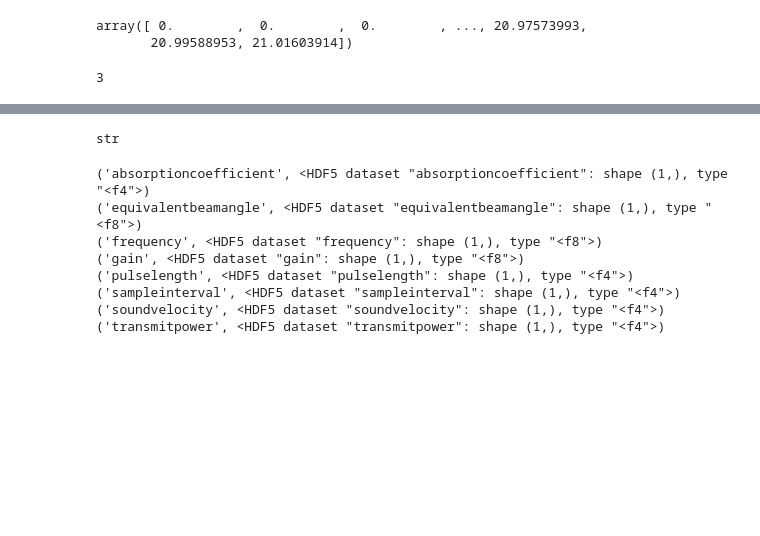
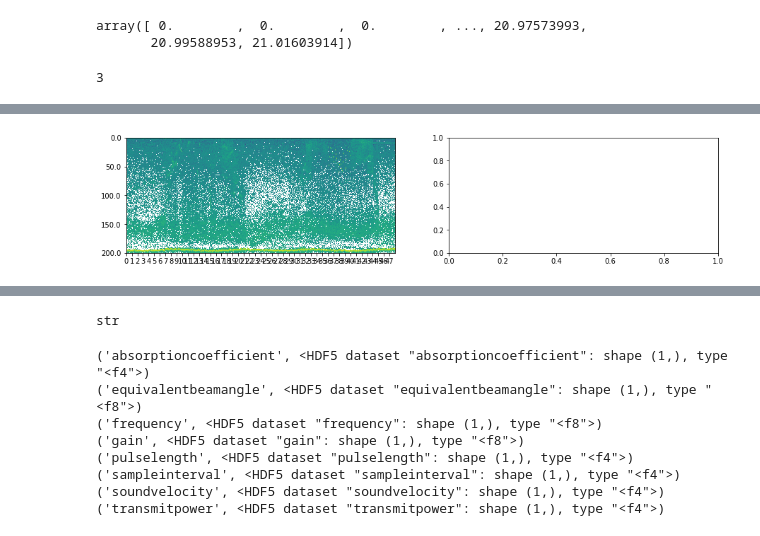
Before and after one commit to OSOceanAcoustics/echopype, a Jupyter notebook: notebooks/develop_class_EchoDataRaw.ipynb, the cells around one changed output, grey strips where cells are left out. Saved outputs shown, nothing was run; the diff lists cells and outputs as text; code cells hidden in the pictures; blank space fills up the shorter version.

```diff
--- a/notebooks/develop_class_EchoDataRaw.ipynb
+++ b/notebooks/develop_class_EchoDataRaw.ipynb
@@ -302,0 +537,10 @@ a.save_mvbs2hdf5(MVBS_filepath)
+# %%
+echogram_params = {}
+echogram_params['depth_min'] = 0
+echogram_params['depth_max'] = 200
+echogram_params['hour_spacing'] = 1
+echogram_params['depth_ticks_num'] = 5
+echogram_params['cmap_min'] = -80
+echogram_params['cmap_max'] = -30
+# %%
+sz = b.Sv_corrected['200000.0'].shape
@@ -302,0 +568,23 @@ a.save_mvbs2hdf5(MVBS_filepath)
+# %%
+# Set up xticks -- day
+del_time = (date_range[1]-date_range[0])
+x_ticks_num = (del_time.days*24+del_time.seconds/60/60)/echogram_params['hour_spacing']
+x_ticks_spacing = sz[1]/(x_ticks_num)
+x_ticks = np.arange(0,sz[1],x_ticks_spacing)
+x_ticks_label = np.arange(x_ticks.shape[0])*echogram_params['hour_spacing']
+# %%
+y_ticks_spacing = sz[0]/(echogram_params['depth_ticks_num']-1)
+y_ticks = np.arange(echogram_params['depth_ticks_num'])*y_ticks_spacing
+depth_spacing = np.around((echogram_params['depth_max']-\
+                echogram_params['depth_min'])/(echogram_params['depth_ticks_num']-1),decimals=1)
+depth_label = np.around(np.arange(echogram_params['depth_ticks_num'])*depth_spacing,decimals=1)
+# %%
+fig,ax = plt.subplots(1,2,figsize=(15,3))
+ax[0].imshow(b.Sv_corrected['200000.0'],aspect='auto')
+ax[0].set_yticks(y_ticks)
+ax[0].set_yticklabels(depth_label)
+ax[0].set_xticks(x_ticks)
+ax[0].set_xticklabels(x_ticks_label)
+plt.show()
+# %% [output]
+[figure, added]
```
Also changed, not shown: parts of 66 cells of this notebook.
